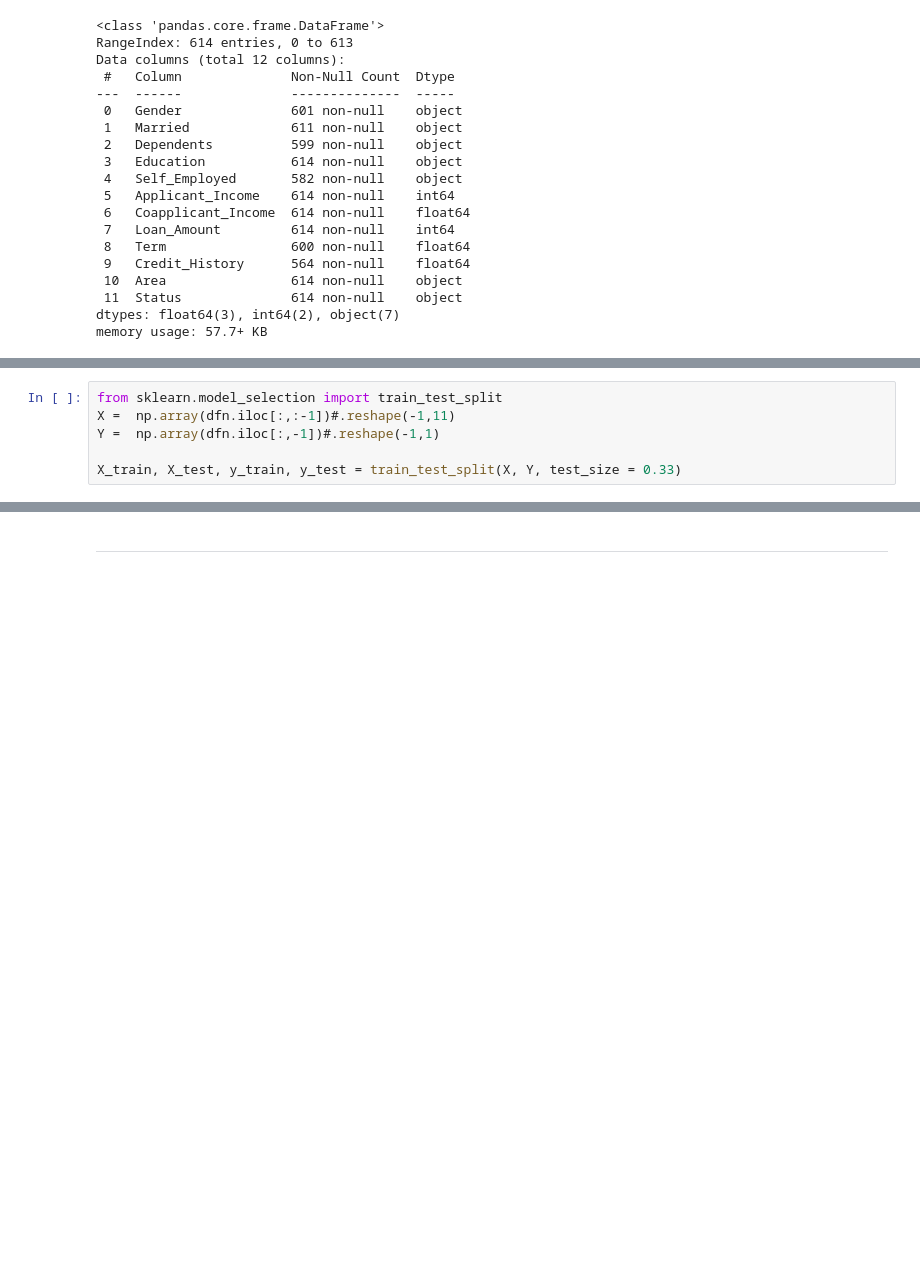
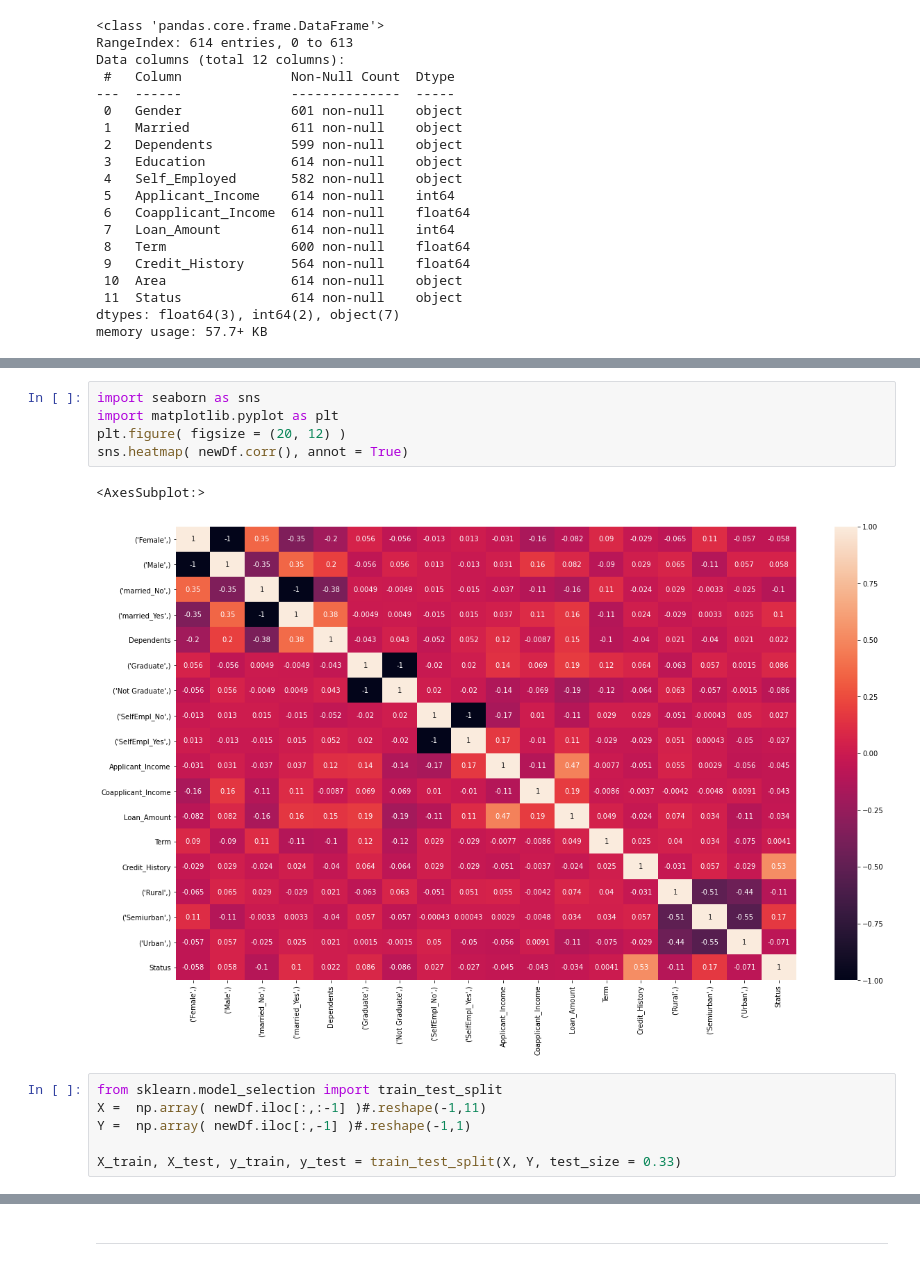
Before and after one commit to Letch49/ML_VVSU_2023, a Jupyter notebook: lec06/lec06.ipynb, the cells around one changed output, grey strips where cells are left out. Drawn from its saved outputs; the diff is of its cells as text; blank space fills up the shorter version.

```diff
--- a/lec06/lec06.ipynb
+++ b/lec06/lec06.ipynb
@@ -246,7 +227,15 @@ See the caveats in the documentation: https://pandas.pydata.org/pandas-docs/stab
+# %%
+import seaborn as sns
+import matplotlib.pyplot as plt
+plt.figure( figsize = (20, 12) )
+sns.heatmap( newDf.corr(), annot = True)
+# %% [output]
+<AxesSubplot:>
+[figure, added]
 # %%
 from sklearn.model_selection import train_test_split
-X =  np.array(dfn.iloc[:,:-1])#.reshape(-1,11)
-Y =  np.array(dfn.iloc[:,-1])#.reshape(-1,1)
+X =  np.array( newDf.iloc[:,:-1] )#.reshape(-1,11)
+Y =  np.array( newDf.iloc[:,-1] )#.reshape(-1,1)
 
 X_train, X_test, y_train, y_test = train_test_split(X, Y, test_size = 0.33)
 # %%
```
Also changed, not shown: parts of 38 cells of this notebook.
